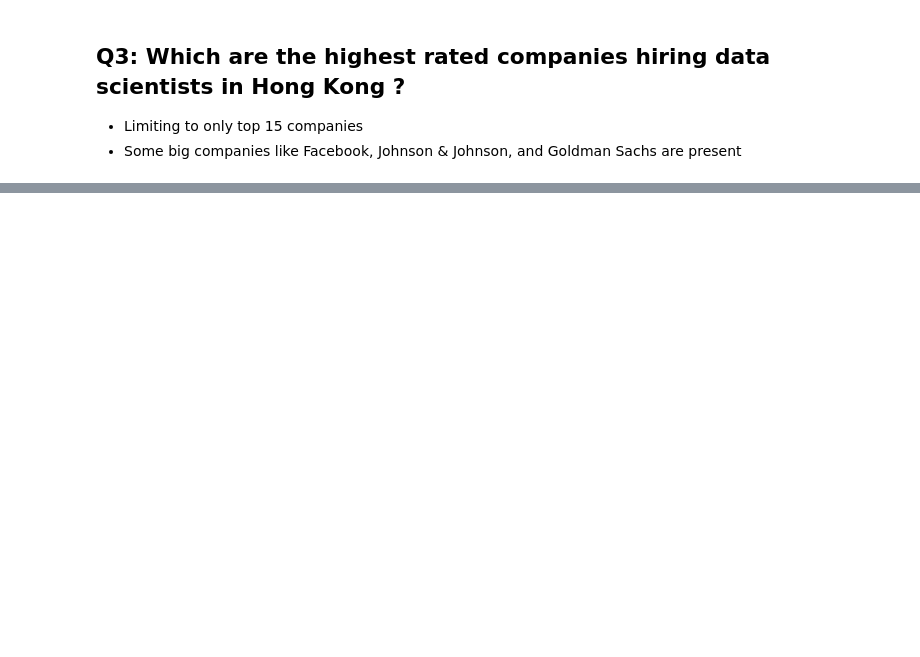
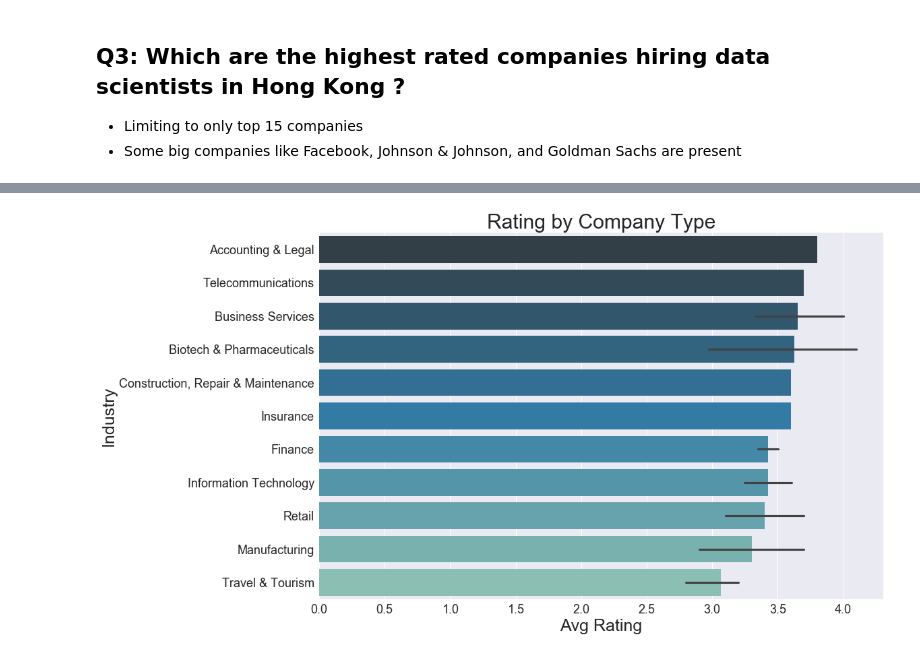
Before and after one commit to jasonchanhku/DataScienceDemand, a Jupyter notebook: Data Science Demand in Hong Kong.ipynb, the cells around one changed output, grey strips where cells are left out. Drawn from its saved outputs; the diff is of its cells as text; code cells hidden in the pictures; blank space fills up the shorter version.

```diff
--- a/Data Science Demand in Hong Kong.ipynb
+++ b/Data Science Demand in Hong Kong.ipynb
@@ -283,0 +326,11 @@ q1.tick_params(labelsize = 18)
+# %%
+p1= pd.pivot_table(df[['Industry', 'Rating']], index=['Industry'], aggfunc=np.mean).sort_values('Rating', ascending=False)
+plt.subplots(figsize=(15, 10))
+q1 = sns.barplot(y = 'Industry', x = 'Rating', data = df, order = p1.index, palette='YlGnBu_d')
+q1.set_title('Rating by Company Type', fontsize = 30)
+q1.set_ylabel('Industry',fontsize = 25)
+q1.set_xlabel('Avg Rating',fontsize = 25)
+q1.tick_params(labelsize = 18)
+sns.plt.show()
+# %% [output]
+[figure, added]
```
Also changed, not shown: parts of 12 cells of this notebook.
